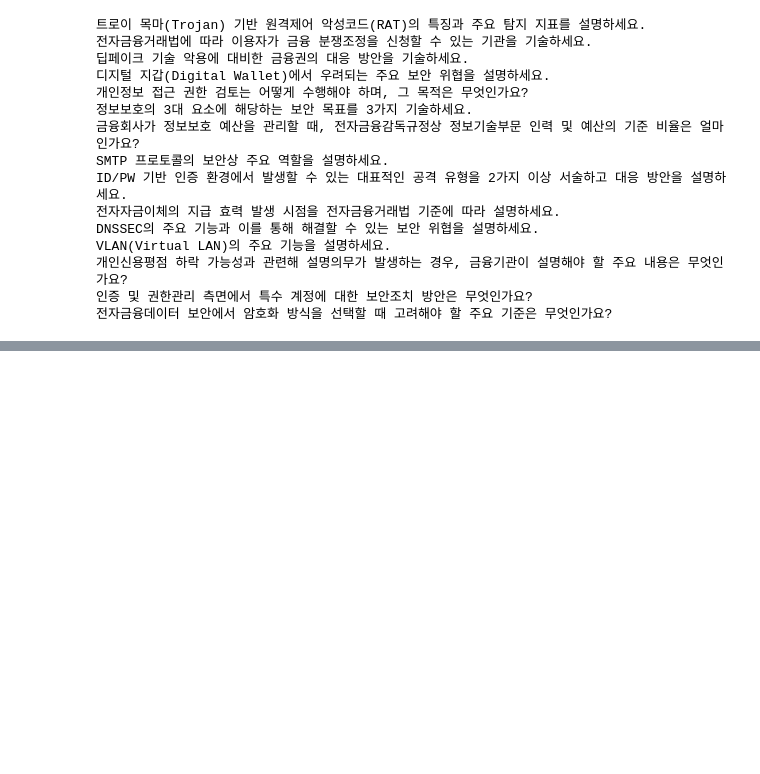
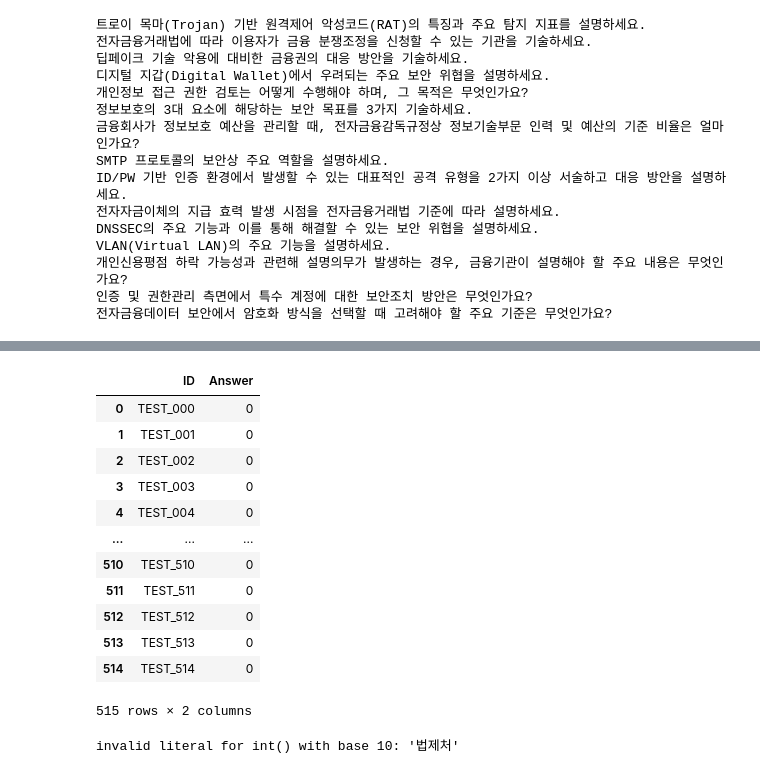
Before and after one commit to Hongbi-Kim/DACON-finance, a Jupyter notebook: research/qa.ipynb, the cells around one changed output, grey strips where cells are left out. Drawn from its saved outputs; the diff is of its cells as text; code cells hidden in the pictures; blank space fills up the shorter version.

```diff
--- a/research/qa.ipynb
+++ b/research/qa.ipynb
@@ -96,0 +320,32 @@ results
+# %%
+submit = pd.read_csv("/Users/hongbikim/Dev/dacon_finance/open/sample_submission.csv")
+submit
+# %% [output]
+|  | ID | Answer |
+| 0 | TEST_000 | 0 |
+| 1 | TEST_001 | 0 |
+| 2 | TEST_002 | 0 |
+| 3 | TEST_003 | 0 |
+| 4 | TEST_004 | 0 |
+| ... | ... | ... |
+| 510 | TEST_510 | 0 |
+| 511 | TEST_511 | 0 |
+| 512 | TEST_512 | 0 |
+| 513 | TEST_513 | 0 |
+| 514 | TEST_514 | 0 |
+515 rows × 2 columns
+# %%
+sub_answer = []
+for e, aa in enumerate(answer_list):
+    if type(aa) == str:
+        sub_answer.append(aa)
+        # print(aa)
+    else:
+        try:
+            sub_answer.append(int(aa['answer']))
+            # print(int(aa['answer']))
+        except Exception as e:
+            sub_answer.append(1)
+            print(e)
+# %% [output]
+invalid literal for int() with base 10: '법제처'
```
Also changed, not shown: parts of 22 cells of this notebook, 5 other files.
